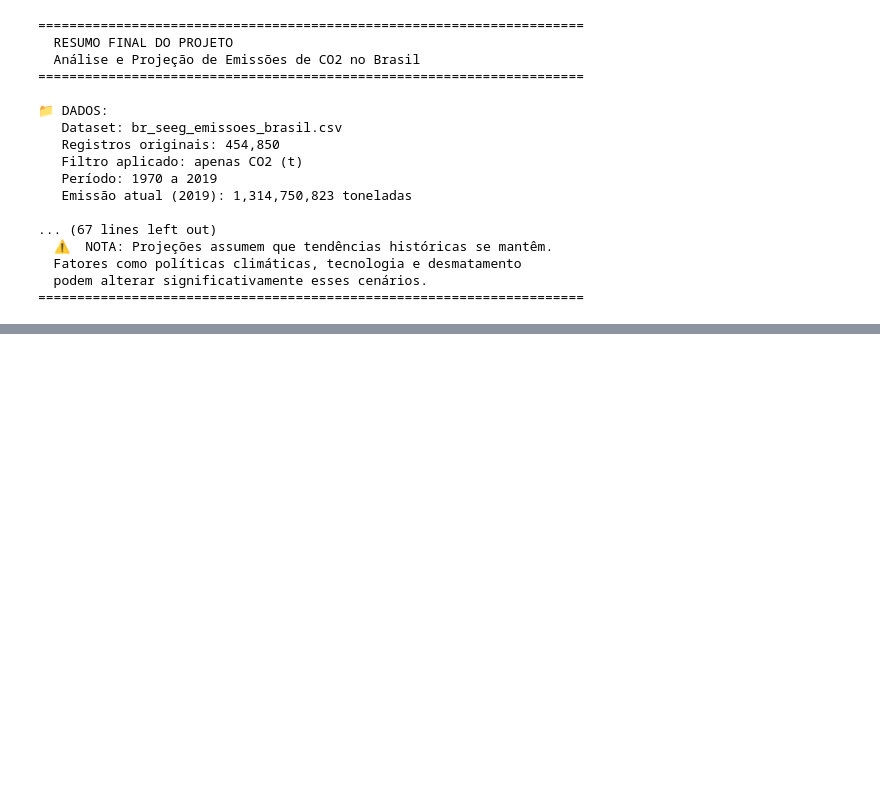
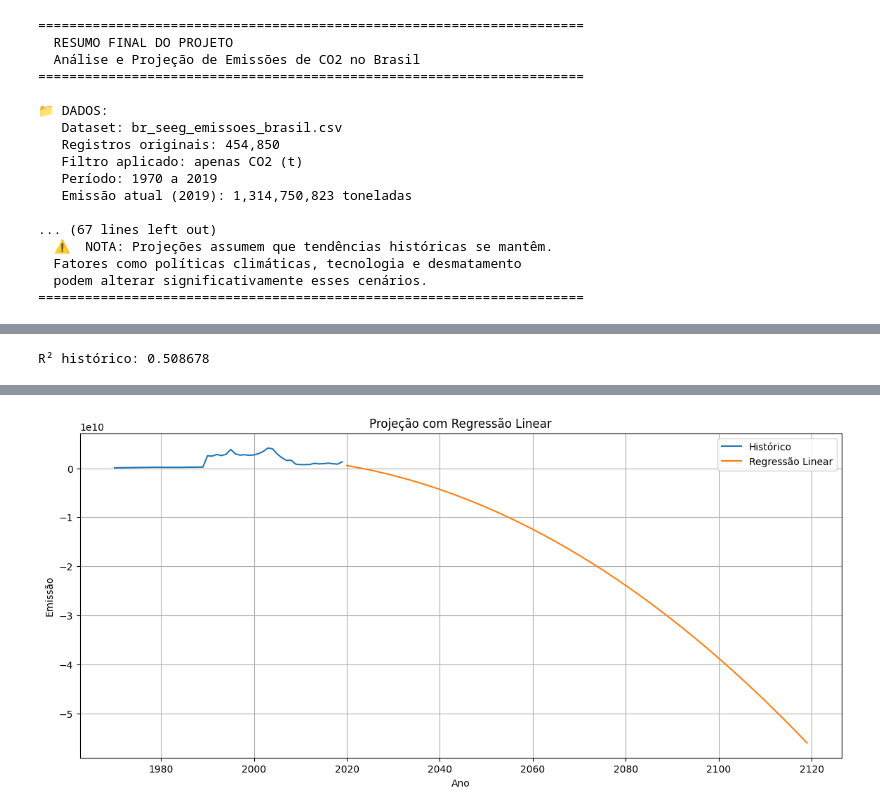
Before and after one commit to gblsun/analise-emissoes-co2-brasil, a Jupyter notebook: ProjetoEmissao-teste.ipynb, the cells around one changed output, grey strips where cells are left out. Saved outputs shown, nothing was run; the diff lists cells and outputs as text; code cells hidden in the pictures; blank space fills up the shorter version.

```diff
--- a/ProjetoEmissao-teste.ipynb
+++ b/ProjetoEmissao-teste.ipynb
@@ -1602,0 +1711,78 @@ Resíduos                                   100             0.27
+# %%
+# Projeção com Regressão Linear
+#
+# A Regressão Linear é um dos modelos mais indicados para
+# extrapolação temporal porque aprende uma tendência global.
+#
+# Diferentemente das árvores, ela consegue continuar uma
+# reta além dos dados observados.
+#
+# Por isso será utilizada como referência para comparação.
+
+from sklearn.linear_model import LinearRegression
+from sklearn.metrics import r2_score
+import pandas as pd
+import numpy as np
+import matplotlib.pyplot as plt
+
+ano_final = df_total["ano"].max()
+
+anos_futuros = np.arange(
+    ano_final + 1,
+    2120
+).reshape(-1, 1)
+
+modelo_lr = LinearRegression()
+
+modelo_lr.fit(
+    X_poly,
+    y_total
+)
+
+y_pred_treino = modelo_lr.predict(X_poly)
+
+r2_lr = r2_score(
+    y_total,
+    y_pred_treino
+)
+
+X_futuro_poly = poly.transform(
+    anos_futuros
+)
+
+previsoes_lr = modelo_lr.predict(
+    X_futuro_poly
+)
+
+df_lr = pd.DataFrame({
+    "Ano": anos_futuros.flatten(),
+    "Emissao": previsoes_lr
+})
+
+print(f"R² histórico: {r2_lr:.6f}")
+
+display(df_lr.head())
+
+plt.figure(figsize=(14,6))
+
+plt.plot(
+    df_total["ano"],
+    y_total,
+    label="Histórico"
+)
+
+plt.plot(
+    df_lr["Ano"],
+    df_lr["Emissao"],
+    label="Regressão Linear"
+)
+
+plt.title("Projeção com Regressão Linear")
+plt.xlabel("Ano")
+plt.ylabel("Emissão")
+plt.legend()
+plt.grid(True)
+
+plt.show()
+# %% [output]
+R² histórico: 0.508678
@@ -1602,0 +1795 @@ Resíduos                                   100             0.27
+[figure, added]
```
Also changed, not shown: parts of 51 cells of this notebook, 16 other files.
